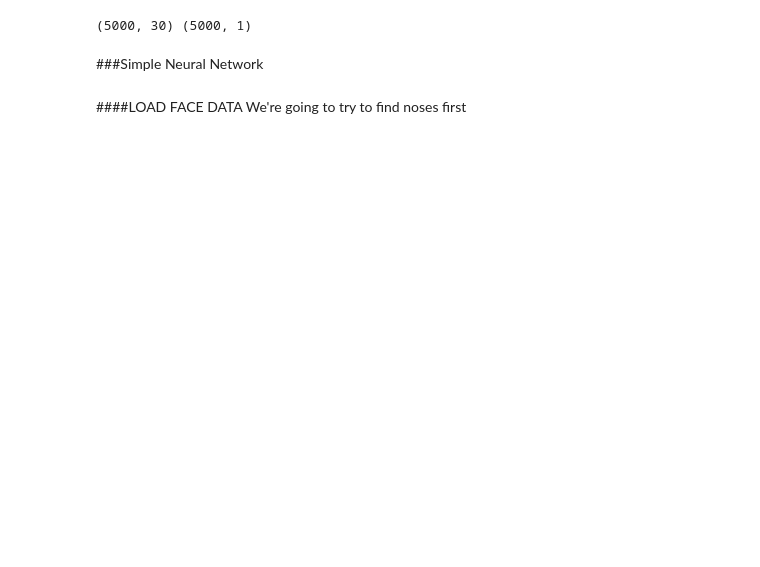
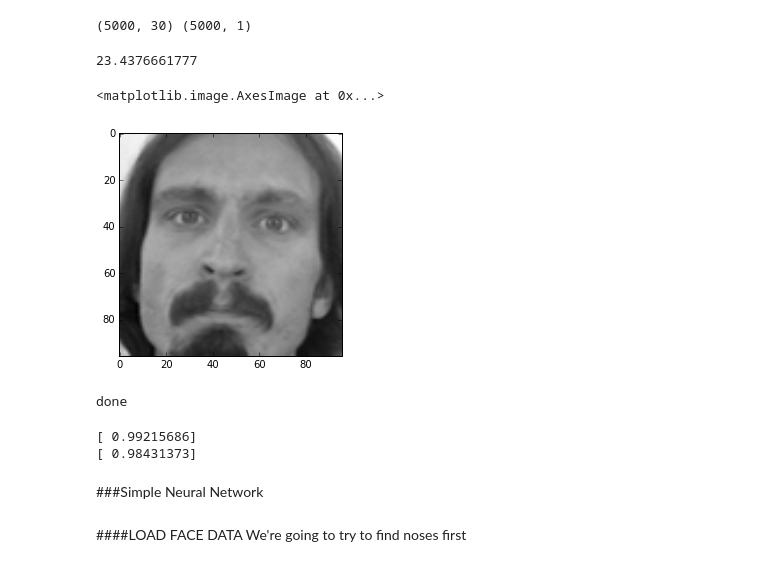
Before and after one commit to calhank/eyeseeyou, a Jupyter notebook: SimpleNeuralNetwork.ipynb, the cells around one changed output. Saved outputs shown, nothing was run; the diff lists cells and outputs as text; code cells hidden in the pictures; blank space fills up the shorter version.

```diff
--- a/SimpleNeuralNetwork.ipynb
+++ b/SimpleNeuralNetwork.ipynb
@@ -62,17 +64,49 @@ def convert_labels_to_vectors(label_data, label_index):
     return np.array(out)
 # %%
 # CONVERT TRAINING DATA
+import time
 
-nose_train_labels = convert_labels_to_vectors(train_labels, face['nose'])
-print 'train labels done'
-nose_dev_labels = convert_labels_to_vectors(dev_labels, face['nose'])
-print 'dev labels done'
-train_images = convert_images_to_arrays(train_data['Image'])
-print 'train images done'
-dev_images = convert_images_to_arrays(dev_data['Image'])
-print 'dev images done'
+# start = time.time()
+# nose_train_labels = convert_labels_to_vectors(train_labels, face['nose'])
+# print 'train labels done', time.time() - start
+# start = time.time()
+# nose_dev_labels = convert_labels_to_vectors(dev_labels, face['nose'])
+# print 'dev labels done', time.time() - start
+# start = time.time()
+# train_images = convert_images_to_arrays(train_data['Image'])
+# print 'train images done', time.time() - start
+# start = time.time()
+# dev_images = convert_images_to_arrays(dev_data['Image'])
+# print 'dev images done', time.time() - start
+
+
+import pickle
+# with open('faces.pkl', 'wb') as pk:
+#     pickle.dump((train_images, dev_images, nose_train_labels, nose_dev_labels), pk)
+
+start = time.time()
+with open('faces.pkl','rb') as pk:
+    train_images, dev_images, nose_train_labels, nose_dev_labels = pickle.load(pk)
+print time.time() - start
 
 plt.imshow(train_images[0].reshape(96,96), cmap='gray')
+# %% [output]
+23.4376661777
+<matplotlib.image.AxesImage at 0x...>
+[figure, added]
+# %%
+# normalize data
+n_train_images = [ i / 255.0 for i in train_images]
+n_dev_images = [ i / 255.0 for i in dev_images]
+print 'done'
+# %% [output]
+done
+# %%
+print n_train_images[0][np.argmax(n_train_images[0])]
+print n_dev_images[0][np.argmax(n_dev_images[0])]
+# %% [output]
+[ 0.99215686]
+[ 0.98431373]
 # %% [markdown]
 ###Simple Neural Network
 # %%
```
Also changed, not shown: parts of 12 cells of this notebook, 1 other file.
